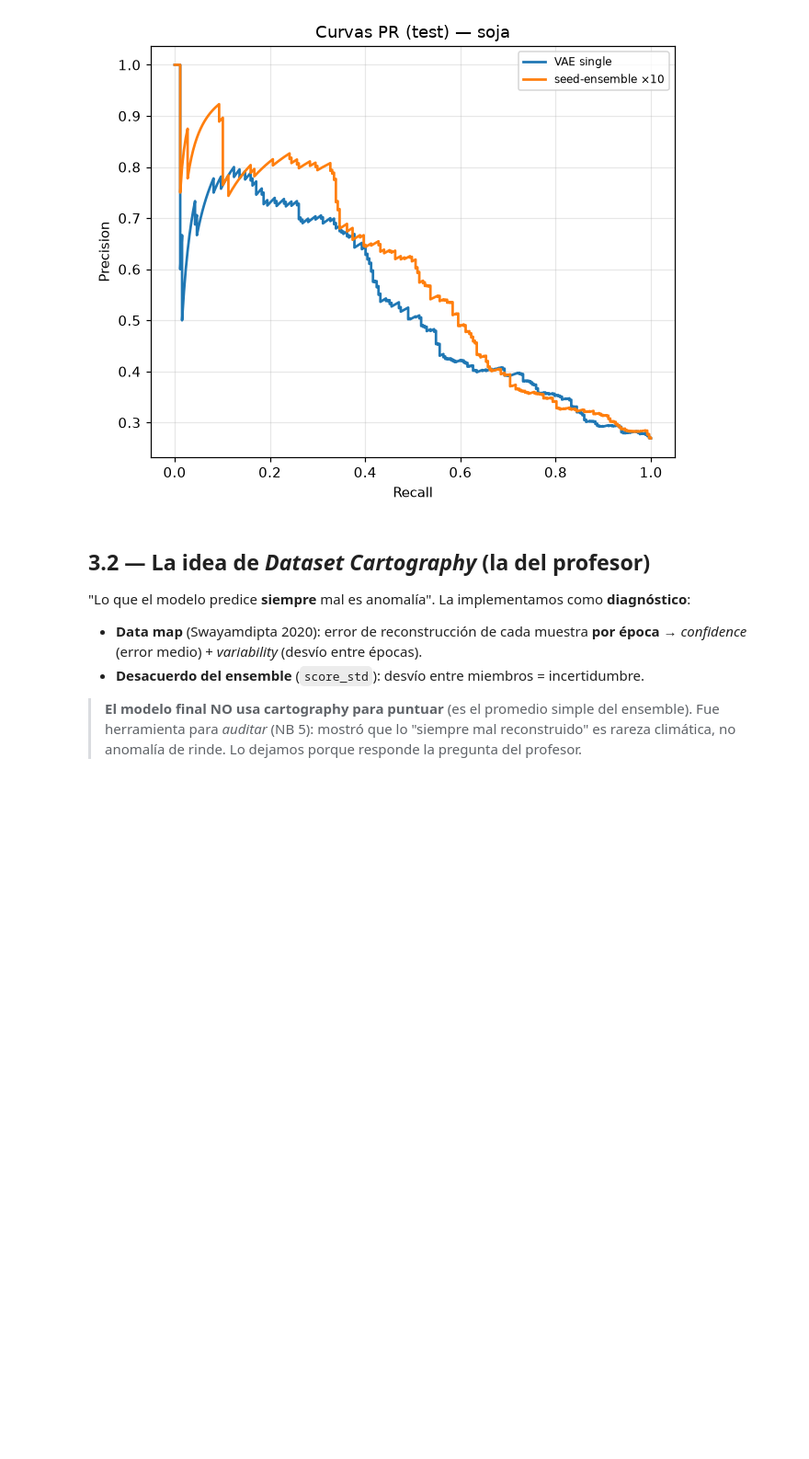
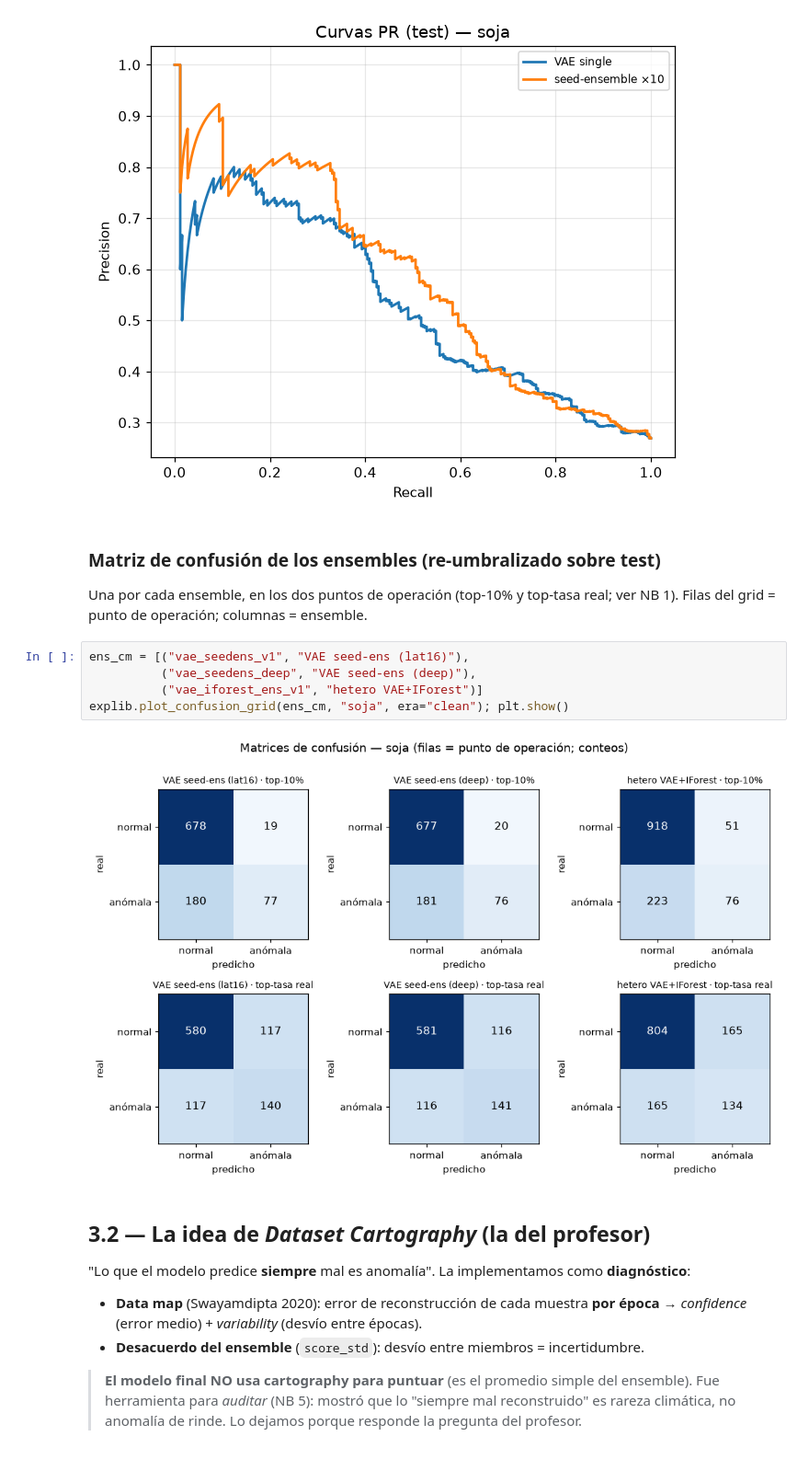
Before and after one commit to Castanosjoaquin/Trabajo_final_ML, a Jupyter notebook: componente_a/experiments/03_ensembles_y_modelo_final.ipynb, the cells around one changed output. Shown at 92% size. Cells and saved outputs as stored; diff of their text form; blank space fills up the shorter version.

```diff
--- a/componente_a/experiments/03_ensembles_y_modelo_final.ipynb
+++ b/componente_a/experiments/03_ensembles_y_modelo_final.ipynb
@@ -49,6 +49,17 @@ explib.plot_pr_curves([("vae_v4_reconprob_lat16","VAE single"),
                        ("vae_seedens_v1","seed-ensemble ×10")], "soja"); plt.show()
 # %% [output]
 [figure]
+# %% [markdown]
+### Matriz de confusión de los ensembles (re-umbralizado sobre test)
+Una por cada ensemble, en los dos puntos de operación (top-10% y top-tasa real; ver NB 1).
+Filas del grid = punto de operación; columnas = ensemble.
+# %%
+ens_cm = [("vae_seedens_v1", "VAE seed-ens (lat16)"),
+          ("vae_seedens_deep", "VAE seed-ens (deep)"),
+          ("vae_iforest_ens_v1", "hetero VAE+IForest")]
+explib.plot_confusion_grid(ens_cm, "soja", era="clean"); plt.show()
+# %% [output]
+[figure, added]
 # %% [markdown]
 ## 3.2 — La idea de *Dataset Cartography* (la del profesor)
 "Lo que el modelo predice **siempre** mal es anomalía". La implementamos como **diagnóstico**:
```
Also changed, not shown: parts of 4 cells of this notebook, 12 other files.
